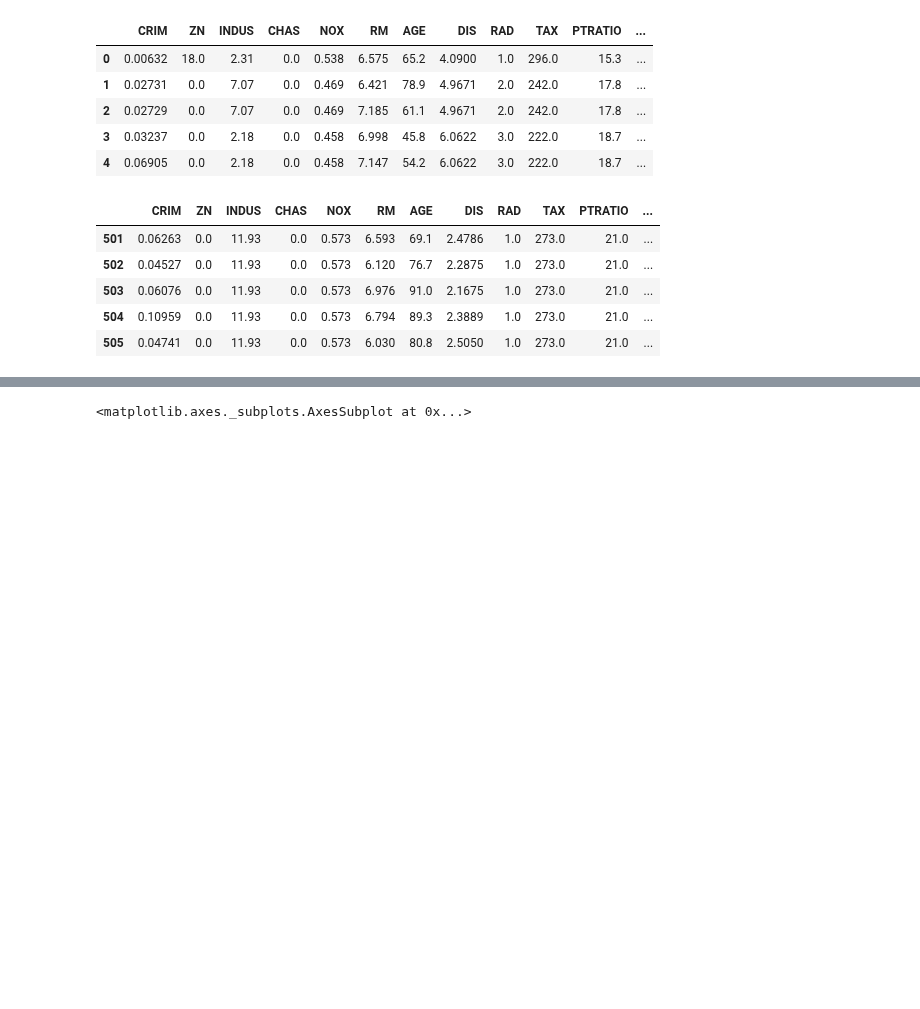
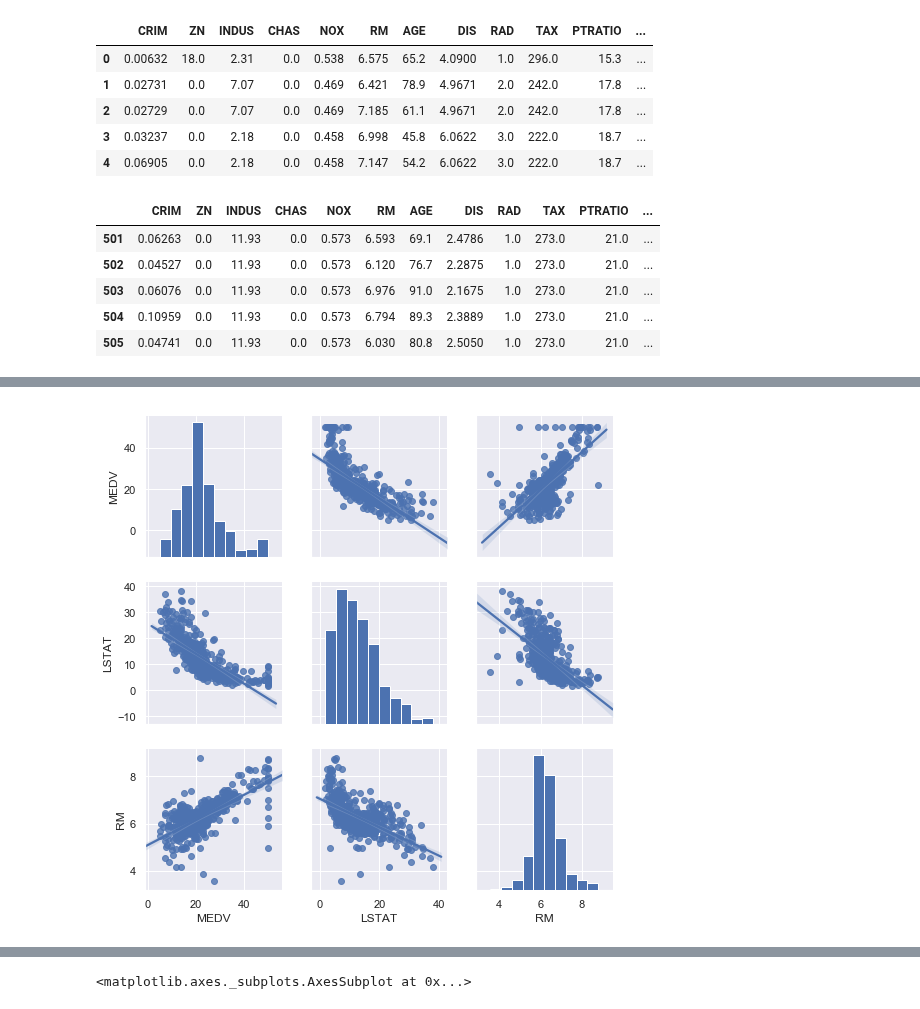
Before and after one commit to donalcarr/Machine-Learning-Assessment-2019, a Jupyter notebook: Machine Learning - Boston Housing Dataset.ipynb, the cells around one changed output, grey strips where cells are left out. Drawn from its saved outputs; the diff is of its cells as text; code cells hidden in the pictures; blank space fills up the shorter version.

```diff
--- a/Machine Learning - Boston Housing Dataset.ipynb
+++ b/Machine Learning - Boston Housing Dataset.ipynb
@@ -36,0 +57,4 @@ boston['MEDV'] = boston_dataset.target
+# %%
+g = sns.pairplot(boston, vars=["MEDV", "LSTAT","RM"], kind="reg")
+# %% [output]
+[figure, added]
```
Also changed, not shown: parts of 15 cells of this notebook.
